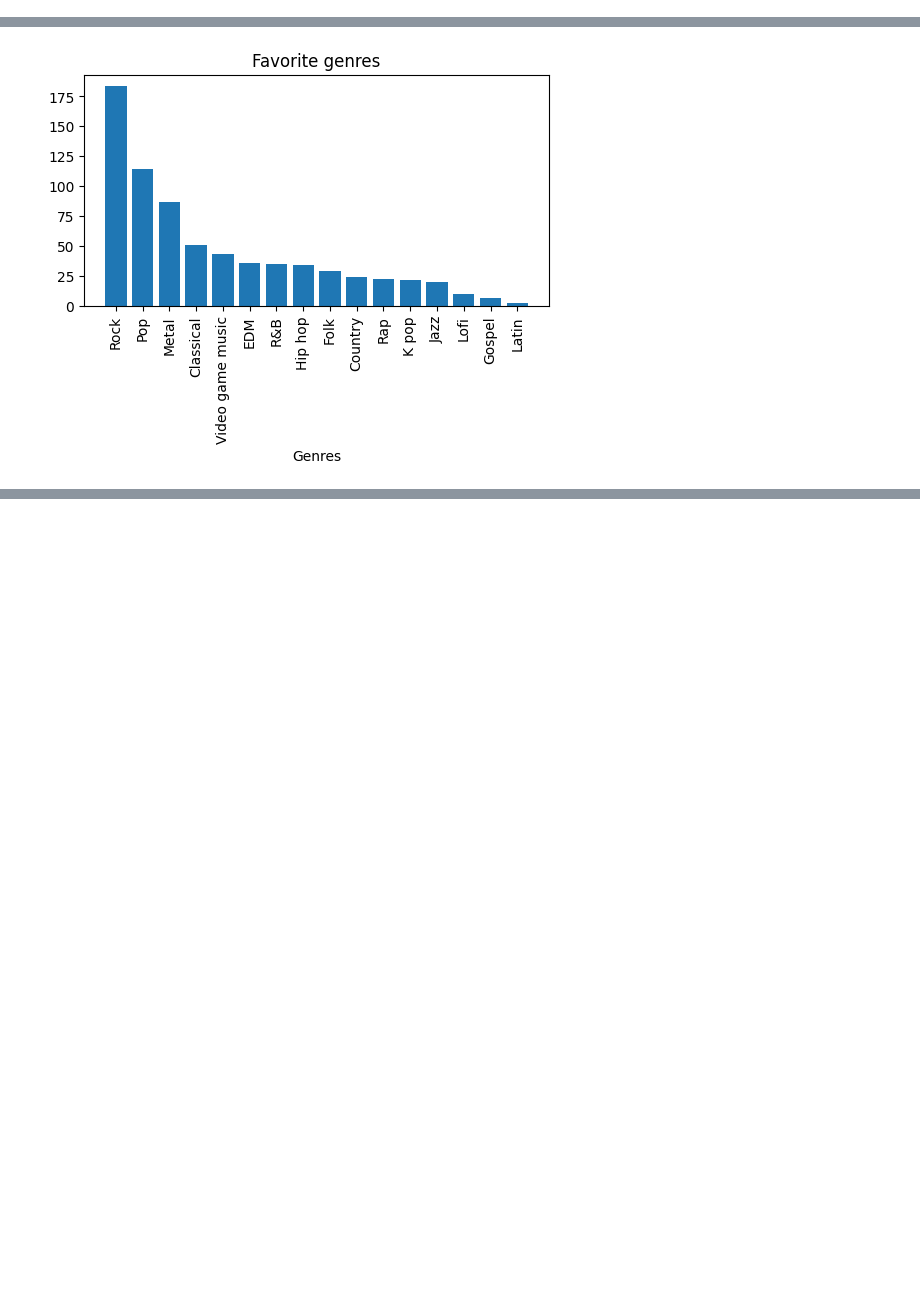
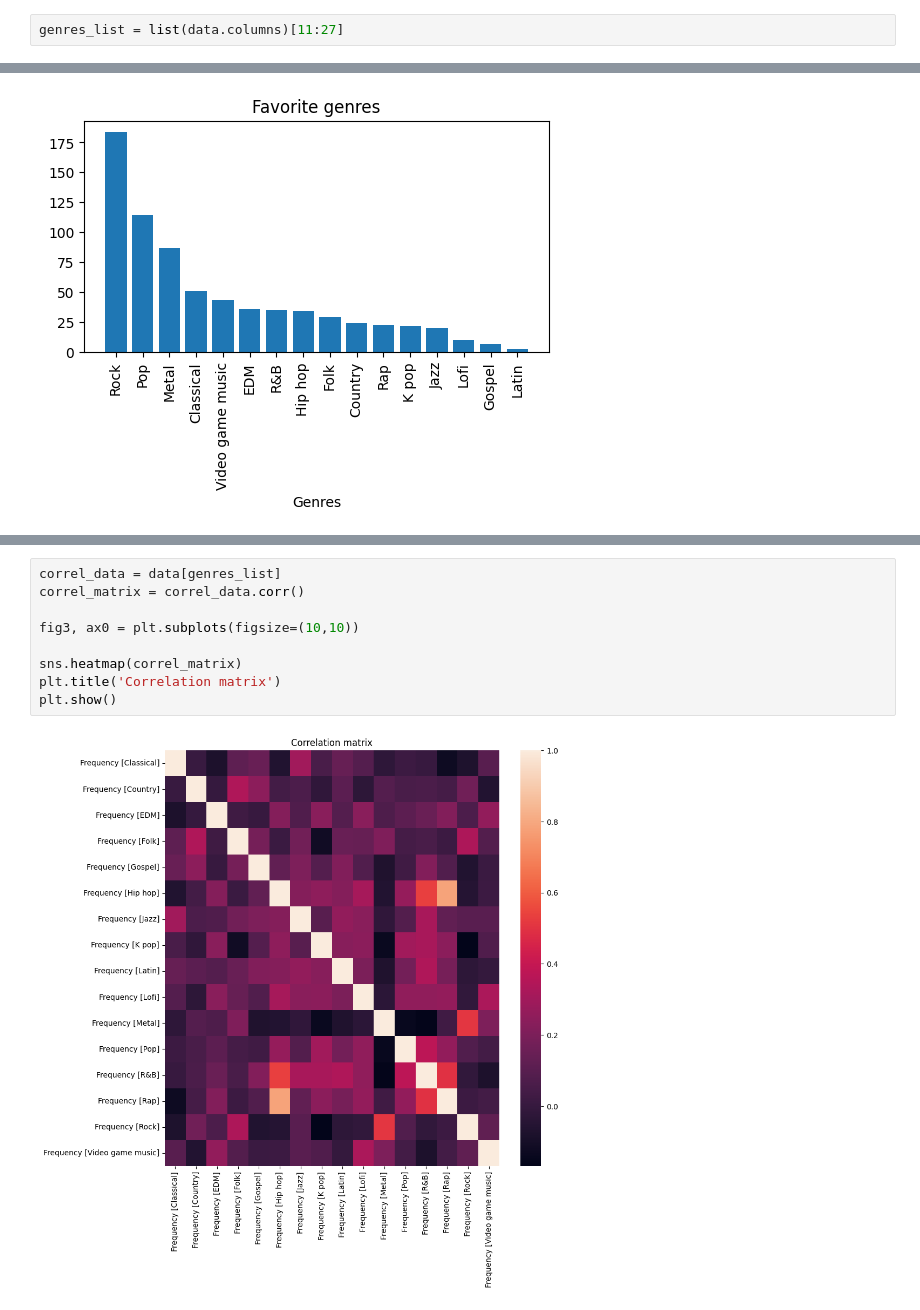
Before and after one commit to mlcuadra1/Mental-Health-x-Music-EDA, a Jupyter notebook: notebooks/Script 2 - EDA.ipynb, the cells around one changed output, grey strips where cells are left out. Drawn from its saved outputs; the diff is of its cells as text; blank space fills up the shorter version.

```diff
--- a/notebooks/Script 2 - EDA.ipynb
+++ b/notebooks/Script 2 - EDA.ipynb
@@ -54,6 +54,8 @@ Data columns (total 32 columns):
  31  Music effects                 718 non-null    object
 dtypes: float64(7), object(25)
 memory usage: 179.6+ KB
+# %%
+genres_list = list(data.columns)[11:27]
 # %%
 # Predefine figsize
 figsize1_1 = (6, 3)
@@ -110,0 +134,11 @@ Text(0.5, 1.0, 'Favorite genres')
+# %%
+correl_data = data[genres_list]
+correl_matrix = correl_data.corr()
+
+fig3, ax0 = plt.subplots(figsize=(10,10))
+
+sns.heatmap(correl_matrix)
+plt.title('Correlation matrix')
+plt.show()
+# %% [output]
+[figure, added]
```
Also changed, not shown: parts of 1 cell of this notebook, 2 other files.
